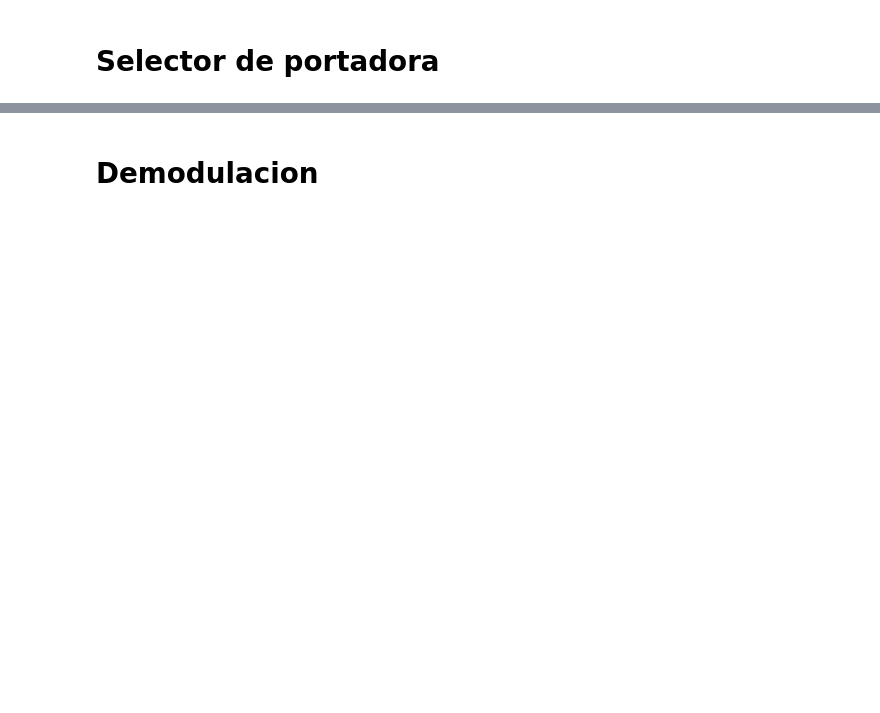
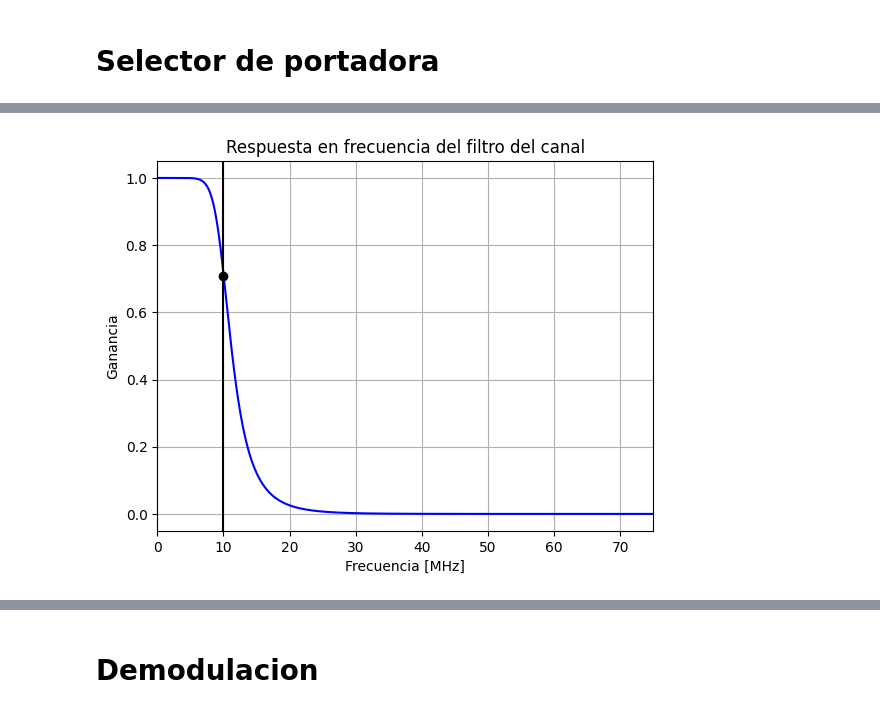
Before and after one commit to jbcgames/Laboratorio_1_Procesamiento, a Jupyter notebook: Proyecto_4QAM.ipynb, the cells around one changed output, grey strips where cells are left out. Saved outputs shown, nothing was run; the diff lists cells and outputs as text; code cells hidden in the pictures; blank space fills up the shorter version.

```diff
--- a/Proyecto_4QAM.ipynb
+++ b/Proyecto_4QAM.ipynb
@@ -294,0 +300,92 @@ plt.show()
+# %%
+# Se debe simular un canal que contenga un LPF, atenuacion y ruido gaussiano
+### Creacion del canal
+import numpy
+from scipy.signal import lfilter, freqz
+def aplicar_fft(x, fs):
+    N = len(x)
+    X = numpy.fft.fft(x)
+    X = numpy.fft.fftshift(X)  # centrar la FFT
+    f = numpy.fft.fftfreq(N, 1/fs)
+    f = numpy.fft.fftshift(f)  # centrar las frecuencias
+    return f, X
+def filtro_LTF(f_c, fs, orden=5):
+    # f_c: frecuencia de corte
+    # fs: frecuencia de muestreo
+    # orden: orden del filtro
+    from scipy.signal import butter, lfilter
+    nyquist = 0.5 * fs
+    normal_cutoff = f_c / nyquist
+    b, a = butter(orden, normal_cutoff, btype='low', analog=False)
+    return b, a
+# Aplicacion de filtro LTF a senal modulada
+def aplicar_filtro(x, b, a):
+    y = lfilter(b, a, x)
+    return y
+def crear_canal(x, fs, fc, atenuacion_db, snr_db=20):
+    # Filtro LTF
+    b, a = filtro_LTF(fc, fs)
+    # Simular respuesta natural del filtro del canal
+    w, h = freqz(b, a, worN=100*32000)
+    plt.figure()
+    plt.plot((0.16*fs*numpy.pi*w/numpy.pi)/1e6, numpy.abs(h), 'b')
+    plt.plot(fc/1e6, 0.5*numpy.sqrt(2), 'ko')
+    plt.axvline(fc/1e6, color='k')
+    plt.xlim(0, 0.5*fs/1e6)
+    plt.title("Respuesta en frecuencia del filtro del canal")
+    plt.xlabel('Frecuencia [MHz]')
+    plt.ylabel('Ganancia')
+    plt.grid()
+    plt.show()
+
+
+    # Atenuacion
+    x_ruidos = agregar_ruido_gaussiano(x, snr_db)  # SNR de 20 dB
+    atenuacion = 10 ** (atenuacion_db / 20)
+    X_atenuada = x_ruidos * atenuacion
+
+    return X_atenuada
+# Adicion de ruido gaussiano
+def agregar_ruido_gaussiano(x, snr_db):
+    # Calcular potencia de la señal
+    potencia_senal = numpy.mean(x**2)
+    # Calcular potencia del ruido
+    snr = 10 ** (snr_db / 10)
+    potencia_ruido = potencia_senal / snr
+    # Generar ruido gaussiano hasta 800 Mhz
+    ruido = numpy.random.normal(0, numpy.sqrt(potencia_ruido), len(x))
+    # Señal con ruido
+    x_ruidosa = x + ruido
+    #Graficacion FFT del Ruido
+    f, X = aplicar_fft(x_ruidosa, fs)
+    f_ruido, R = aplicar_fft(ruido, fs)
+    plt.figure()
+    #plt.ylim(0, 500)
+    plt.xlim(4.2e6, 4.6e6)
+    plt.grid()
+    plt.plot(f_ruido, numpy.abs(R), label='Ruido', color='red')
+    plt.title('FFT del Ruido')
+    plt.xlabel('Frecuencia (Hz)')
+    plt.ylabel('Magnitud')
+    plt.grid()
+    plt.tight_layout()
+    plt.show()
+    return x_ruidosa
+# Prueba de canal
+fc = 10e6
+#aplicar el canal a la señal con codificacion unipolar
+x_canal = crear_canal(señal_4QAM, fs, fc, atenuacion_db= 0 , snr_db=-30)
+t_canal = t_portadora
+plt.figure()
+longitud=int(len(t)/50)
+tempo=625
+
+primer = int(longitud/2)+tempo
+plt.plot(t_canal[primer-100:primer+100],x_canal[primer-100:primer+100], label='Senal en el canal')
+plt.title('Senal en el canal')
+plt.xlabel('Tiempo (s)')
+plt.ylabel('Amplitud')
+plt.grid()
+plt.show()
+# %% [output]
+[figure, added]
```
Also changed, not shown: parts of 13 cells of this notebook, 1 other file.
